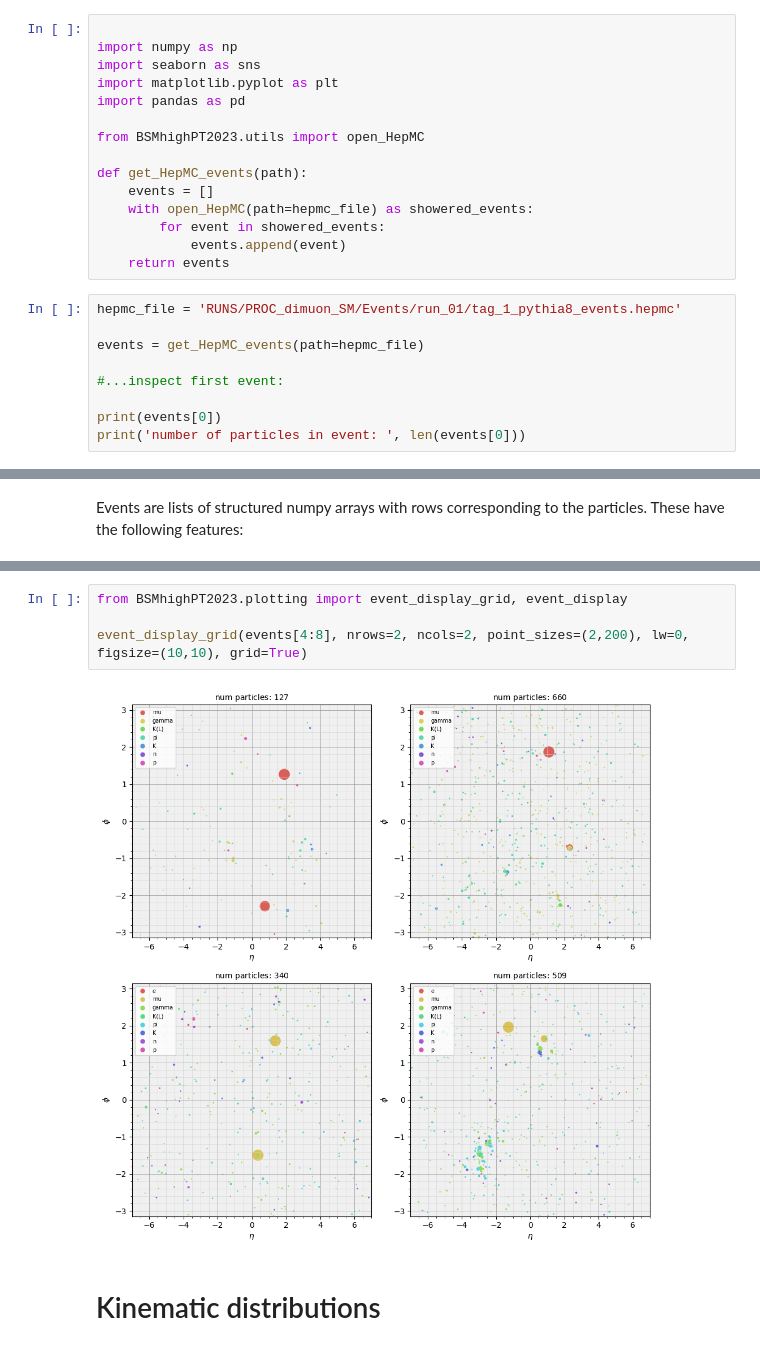
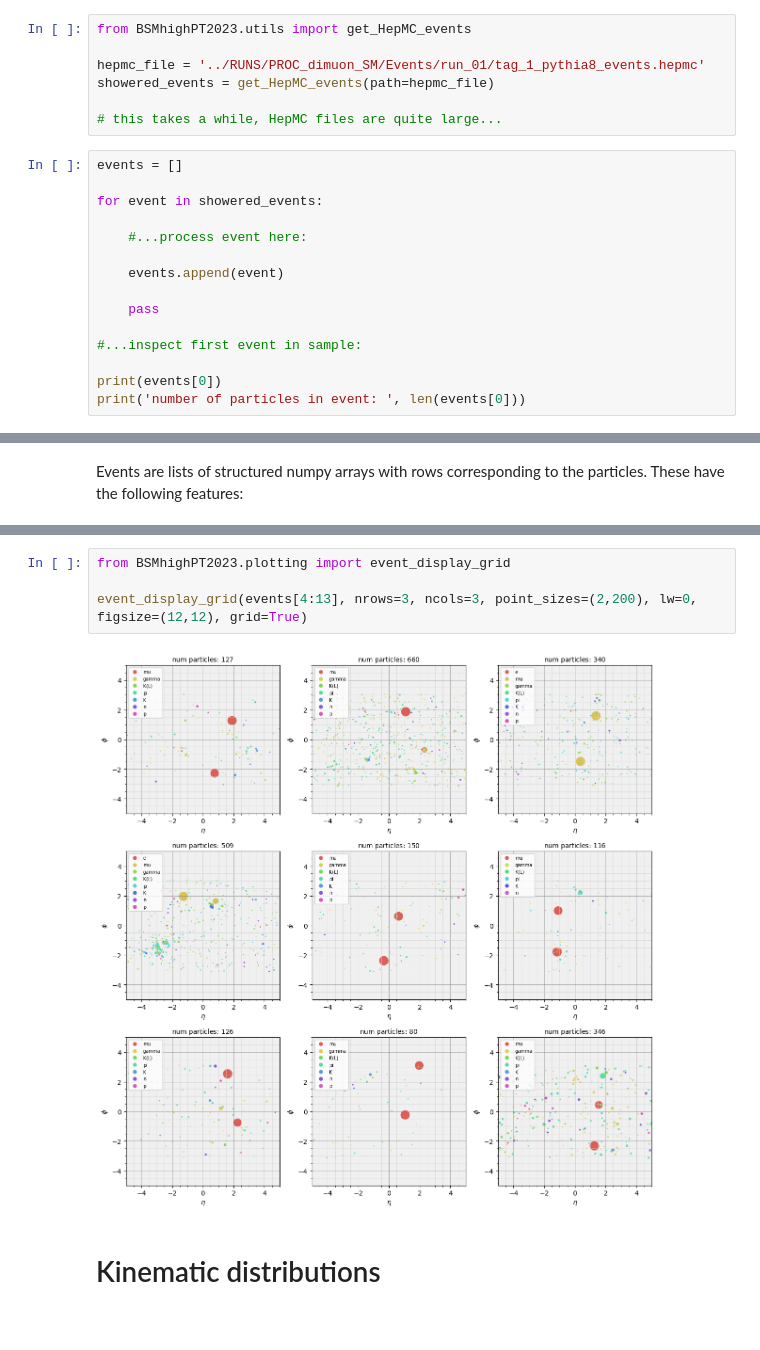
Before and after one commit to dfaroughy/BSM_course_2023, a Jupyter notebook: DEMO_Particle_level.ipynb, the cells around one changed output, grey strips where cells are left out. Cells and saved outputs as stored; diff of their text form.

```diff
--- a/DEMO_Particle_level.ipynb
+++ b/DEMO_Particle_level.ipynb
@@ -78,27 +78,25 @@ The output of the showering /hadronization process is typically stored in a very
 HepMC since these are easy to parse in python compared to `ROOT`
 
 Below we use the method `open_HepMC` to access the final state particles after hadronization. It works pretty much the same as `open_lhe()` by looping over events.
-# %%
-
-import numpy as np
-import seaborn as sns
-import matplotlib.pyplot as plt
-import pandas as pd
-
-from BSMhighPT2023.utils import open_HepMC
-
-def get_HepMC_events(path):
-    events = []
-    with open_HepMC(path=hepmc_file) as showered_events:
-        for event in showered_events:
-            events.append(event)
-    return events
+# %%
+from BSMhighPT2023.utils import get_HepMC_events
+
+hepmc_file = '../RUNS/PROC_dimuon_SM/Events/run_01/tag_1_pythia8_events.hepmc'
+showered_events = get_HepMC_events(path=hepmc_file)
+
+# this takes a while, HepMC files are quite large...
 # %%
-hepmc_file = 'RUNS/PROC_dimuon_SM/Events/run_01/tag_1_pythia8_events.hepmc'
+events = []
 
-events = get_HepMC_events(path=hepmc_file)
+for event in showered_events:
 
-#...inspect first event:
+    #...process event here:
+
+    events.append(event)
+
+    pass
+
+#...inspect first event in sample:
 
 print(events[0])
 print('number of particles in event: ', len(events[0]))
@@ -217,8 +143,8 @@ Events at Hadron colliders are messy. Even if gthe hard process has clean final
 # %%
-from BSMhighPT2023.plotting import event_display_grid, event_display
+from BSMhighPT2023.plotting import event_display_grid
 
-event_display_grid(events[4:8], nrows=2, ncols=2, point_sizes=(2,200), lw=0, figsize=(10,10), grid=True)
+event_display_grid(events[4:13], nrows=3, ncols=3, point_sizes=(2,200), lw=0, figsize=(12,12), grid=True)
 # %% [output]
-[figure, old version]
+[figure, new version]
 # %% [markdown]
 # Kinematic distributions
```
Also changed, not shown: parts of 19 cells of this notebook, 2 other files.
